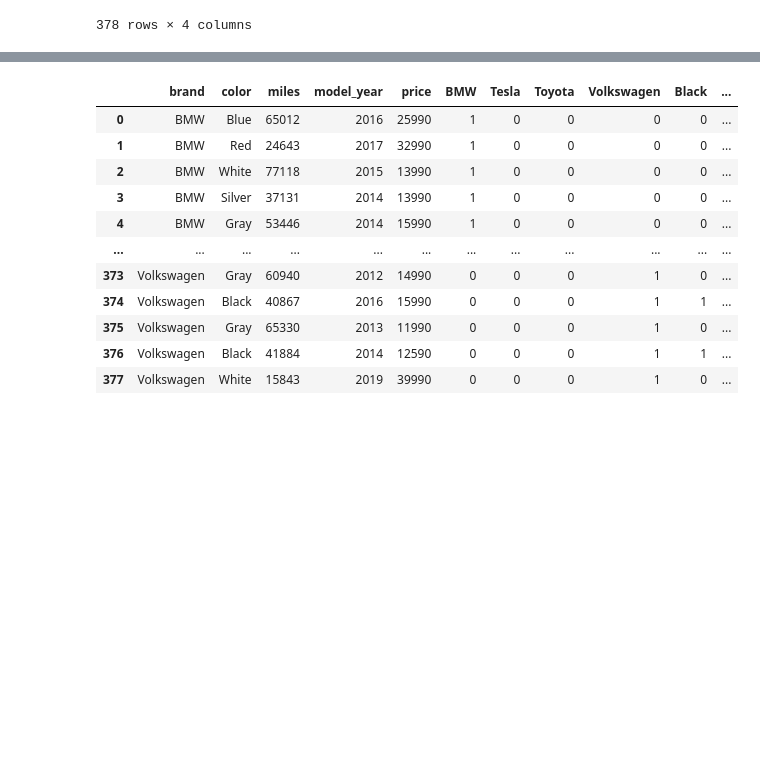
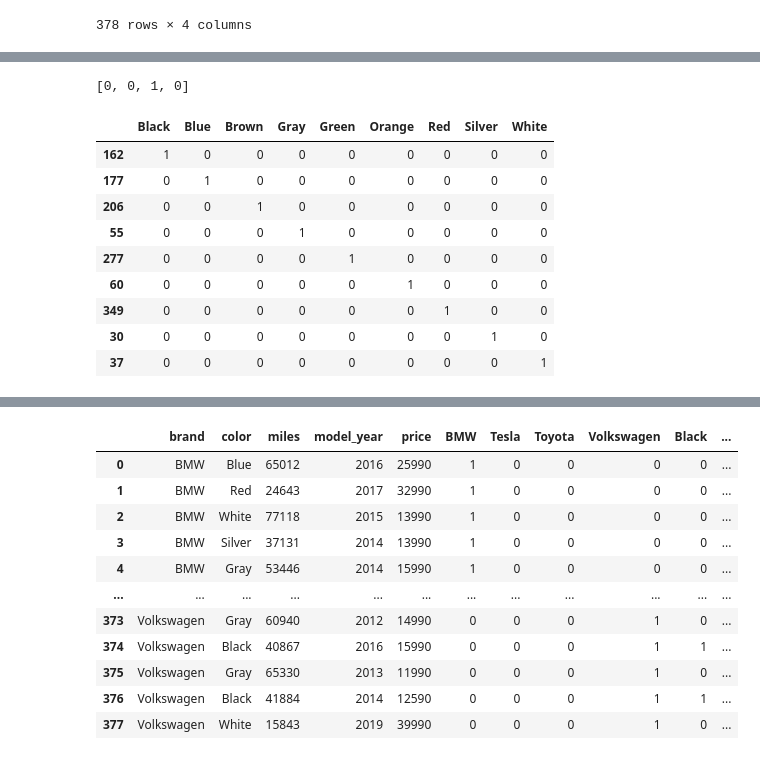
Before and after one commit to jalfgit/cars_analytics, a Jupyter notebook: EDA.ipynb, the cells around one changed output, grey strips where cells are left out. Saved outputs shown, nothing was run; the diff lists cells and outputs as text; code cells hidden in the pictures; blank space fills up the shorter version.

```diff
--- a/EDA.ipynb
+++ b/EDA.ipynb
@@ -86,0 +132,17 @@ pd.get_dummies(cars['brand'])
+# %%
+brand_matrix.loc['Toyota'].tolist()
+# %% [output]
+[0, 0, 1, 0]
+# %%
+pd.get_dummies(cars['color'].sort_values()).drop_duplicates()
+# %% [output]
+|  | Black | Blue | Brown | Gray | Green | Orange | Red | Silver | White |
+| 162 | 1 | 0 | 0 | 0 | 0 | 0 | 0 | 0 | 0 |
+| 177 | 0 | 1 | 0 | 0 | 0 | 0 | 0 | 0 | 0 |
+| 206 | 0 | 0 | 1 | 0 | 0 | 0 | 0 | 0 | 0 |
+| 55 | 0 | 0 | 0 | 1 | 0 | 0 | 0 | 0 | 0 |
+| 277 | 0 | 0 | 0 | 0 | 1 | 0 | 0 | 0 | 0 |
+| 60 | 0 | 0 | 0 | 0 | 0 | 1 | 0 | 0 | 0 |
+| 349 | 0 | 0 | 0 | 0 | 0 | 0 | 1 | 0 | 0 |
+| 30 | 0 | 0 | 0 | 0 | 0 | 0 | 0 | 1 | 0 |
+| 37 | 0 | 0 | 0 | 0 | 0 | 0 | 0 | 0 | 1 |
```
Also changed, not shown: parts of 25 cells of this notebook, 7 other files.
